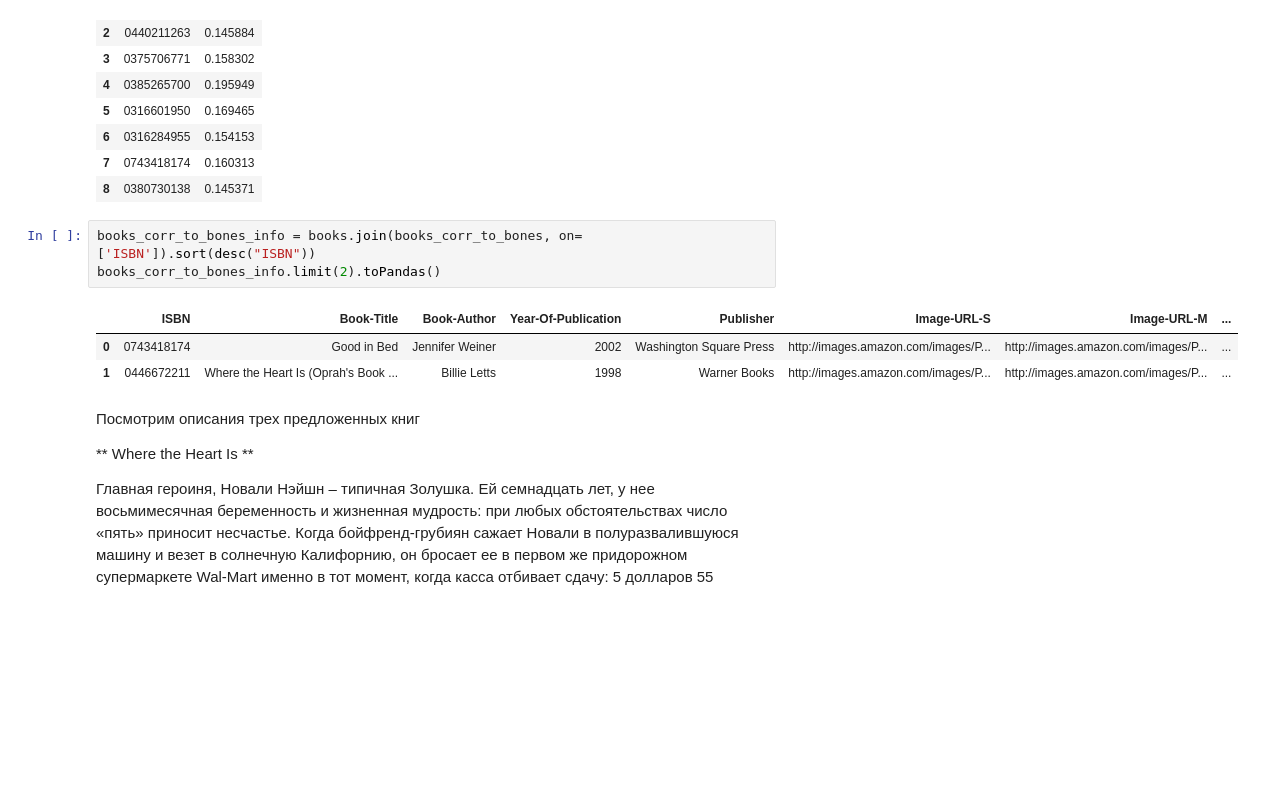
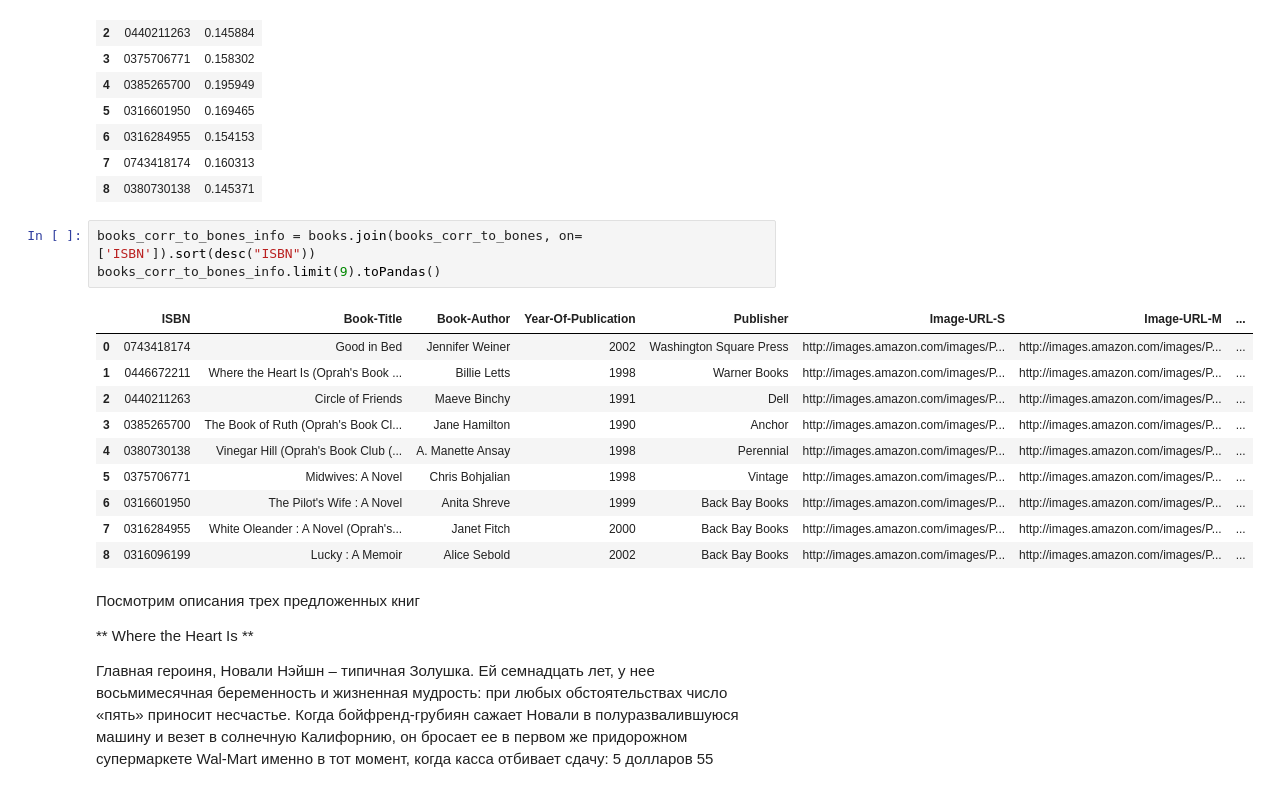
Before and after one commit to DolotovEvgeniy/Recommender_Systems, a Jupyter notebook: Recommender Systems.ipynb, the cells around one changed output. Drawn from its saved outputs; the diff is of its cells as text; blank space fills up the shorter version.

```diff
--- a/Recommender Systems.ipynb
+++ b/Recommender Systems.ipynb
@@ -288,11 +288,18 @@ books_corr_to_bones.limit(9).toPandas()
 | 8 | 0380730138 | 0.145371 |
 # %%
 books_corr_to_bones_info = books.join(books_corr_to_bones, on=['ISBN']).sort(desc("ISBN"))
-books_corr_to_bones_info.limit(2).toPandas()
+books_corr_to_bones_info.limit(9).toPandas()
 # %% [output]
 |  | ISBN | Book-Title | Book-Author | Year-Of-Publication | Publisher | Image-URL-S | Image-URL-M | ... |
 | 0 | 0743418174 | Good in Bed | Jennifer Weiner | 2002 | Washington Square Press | http://images.amazon.com/images/P... | http://images.amazon.com/images/P... | ... |
 | 1 | 0446672211 | Where the Heart Is (Oprah's Book ... | Billie Letts | 1998 | Warner Books | http://images.amazon.com/images/P... | http://images.amazon.com/images/P... | ... |
+| 2 | 0440211263 | Circle of Friends | Maeve Binchy | 1991 | Dell | http://images.amazon.com/images/P... | http://images.amazon.com/images/P... | ... |
+| 3 | 0385265700 | The Book of Ruth (Oprah's Book Cl... | Jane Hamilton | 1990 | Anchor | http://images.amazon.com/images/P... | http://images.amazon.com/images/P... | ... |
+| 4 | 0380730138 | Vinegar Hill (Oprah's Book Club (... | A. Manette Ansay | 1998 | Perennial | http://images.amazon.com/images/P... | http://images.amazon.com/images/P... | ... |
+| 5 | 0375706771 | Midwives: A Novel | Chris Bohjalian | 1998 | Vintage | http://images.amazon.com/images/P... | http://images.amazon.com/images/P... | ... |
+| 6 | 0316601950 | The Pilot's Wife : A Novel | Anita Shreve | 1999 | Back Bay Books | http://images.amazon.com/images/P... | http://images.amazon.com/images/P... | ... |
+| 7 | 0316284955 | White Oleander : A Novel (Oprah's... | Janet Fitch | 2000 | Back Bay Books | http://images.amazon.com/images/P... | http://images.amazon.com/images/P... | ... |
+| 8 | 0316096199 | Lucky : A Memoir | Alice Sebold | 2002 | Back Bay Books | http://images.amazon.com/images/P... | http://images.amazon.com/images/P... | ... |
 # %% [markdown]
 Посмотрим описания трех предложенных книг
 
```
